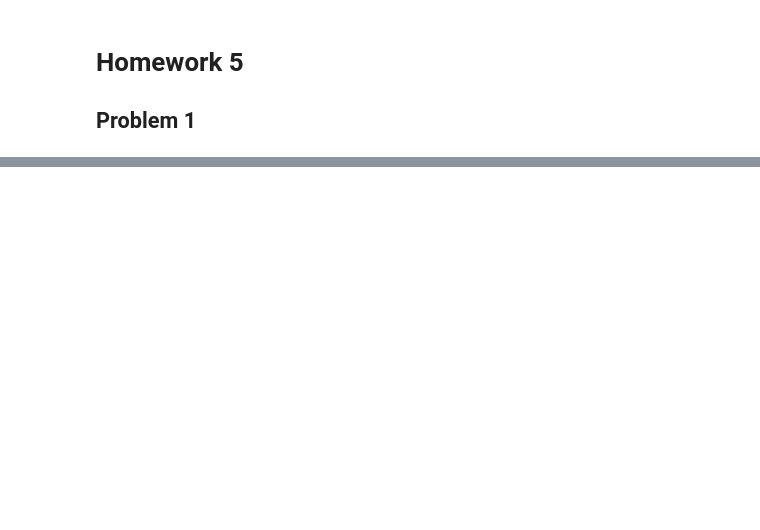
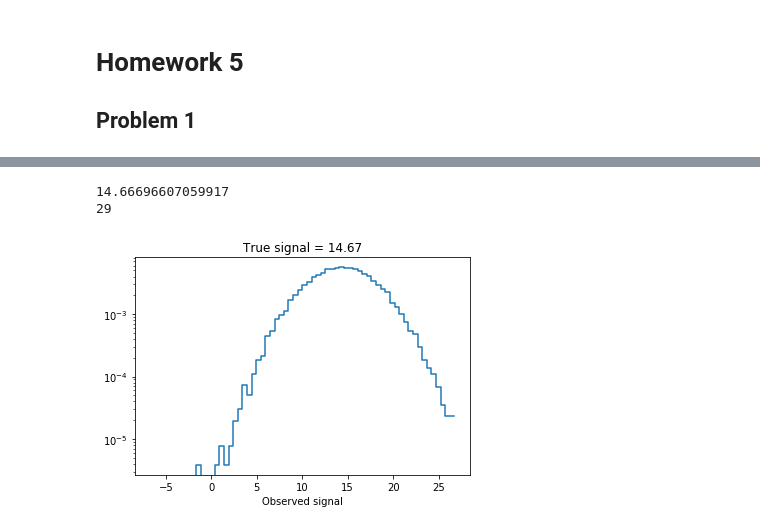
Before and after one commit to JeffreyGao117/Statistics-Higgs-Search, a Jupyter notebook: hw5.ipynb, the cells around one changed output, grey strips where cells are left out. Drawn from its saved outputs; the diff is of its cells as text; code cells hidden in the pictures; blank space fills up the shorter version.

```diff
--- a/hw5.ipynb
+++ b/hw5.ipynb
@@ -30,0 +29,22 @@ ValueError: operands could not be broadcast together with shapes (1000000,) (50,
+# %%
+# Problem 1b - plot of P(d|s)
+
+# select true signal
+true = signal[500001]
+
+# Get probability from 2d hist
+n = math.floor(true/0.5)  # y-bin in which true value lies
+H = Psd.T  # common y-ranges
+y = H[n-1]
+
+# Probability of data given signal
+plt.step(datacenters, y)
+title = 'True signal = ' + str(round(true, 2))
+plt.title(title)
+plt.xlabel('Observed signal')
+plt.yscale('log')
+plt.show()
+# %% [output]
+14.66696607059917
+29
+[figure, added]
```
Also changed, not shown: parts of 9 cells of this notebook.
